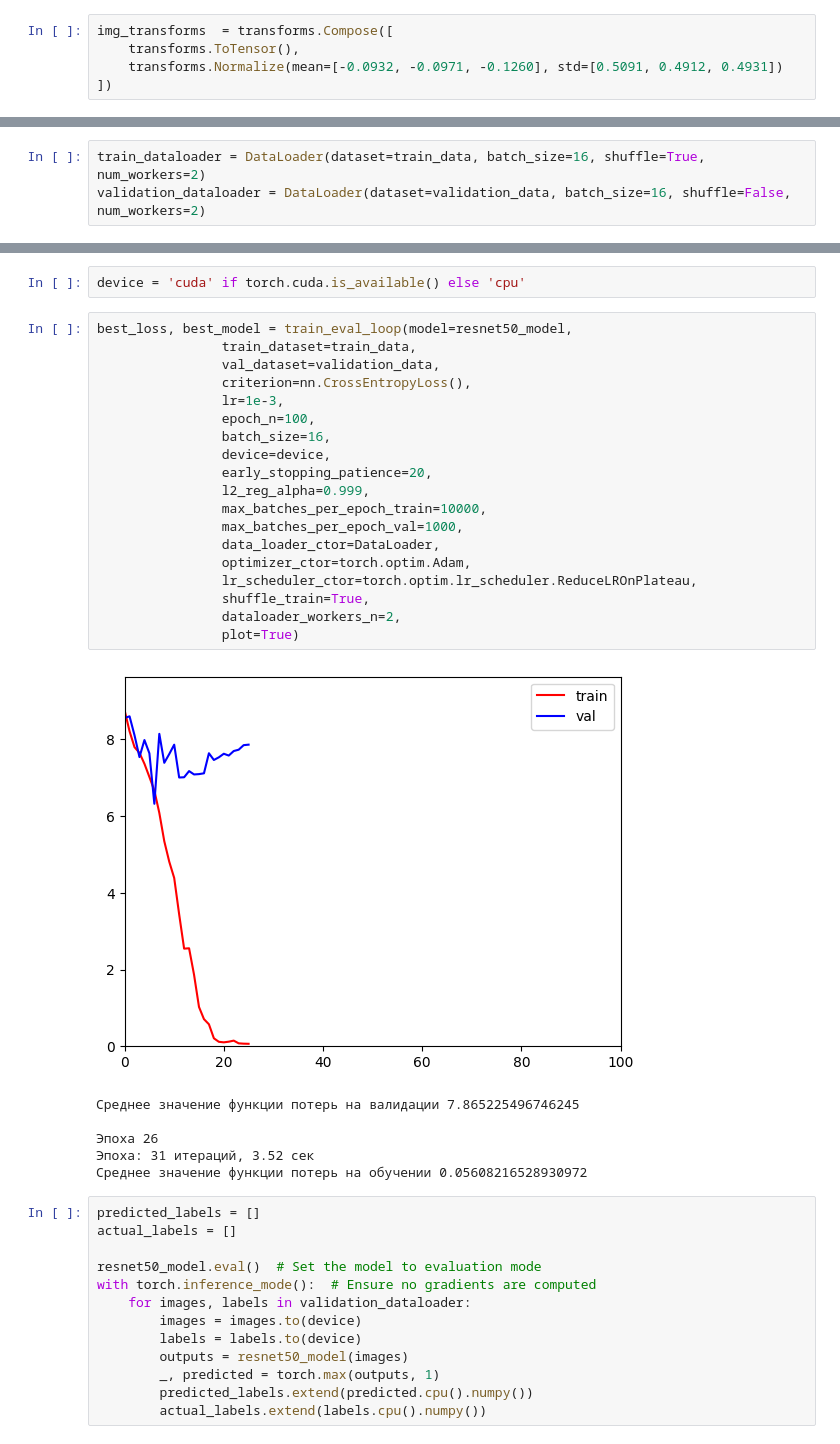
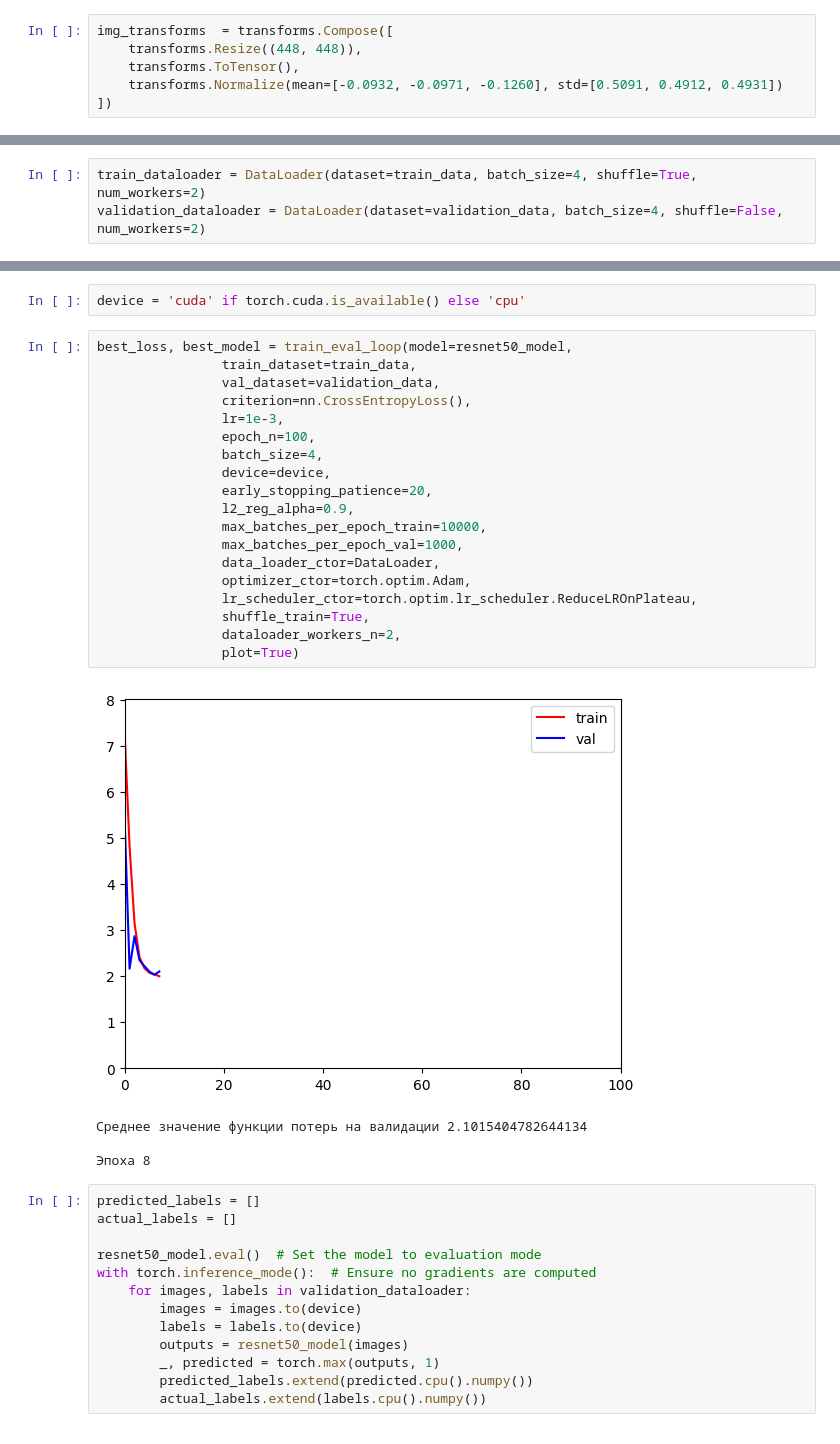
Before and after one commit to Toothless-1/BTS_YOLO_detection, a Jupyter notebook: BTS_YOLO_detection.ipynb, the cells around one changed output, grey strips where cells are left out. Cells and saved outputs as stored; diff of their text form.

```diff
--- a/BTS_YOLO_detection.ipynb
+++ b/BTS_YOLO_detection.ipynb
@@ -122,6 +122,7 @@ from sklearn.model_selection import train_test_split
 train, test = train_test_split(df, test_size = 0.2, shuffle=True)
 # %%
 img_transforms  = transforms.Compose([
+    transforms.Resize((448, 448)),
     transforms.ToTensor(),
     transforms.Normalize(mean=[-0.0932, -0.0971, -0.1260], std=[0.5091, 0.4912, 0.4931])
 ])
@@ -176,8 +176,8 @@ suga13.png   suga185.png  suga217.png  suga277.png  suga316.png
 train_data = ImageFolder(root='/kaggle/working/train', transform=img_transforms)
 validation_data = ImageFolder(root='/kaggle/working/test', transform=img_transforms)
 # %%
-train_dataloader = DataLoader(dataset=train_data, batch_size=16, shuffle=True, num_workers=2)
-validation_dataloader = DataLoader(dataset=validation_data, batch_size=16, shuffle=False, num_workers=2)
+train_dataloader = DataLoader(dataset=train_data, batch_size=4, shuffle=True, num_workers=2)
+validation_dataloader = DataLoader(dataset=validation_data, batch_size=4, shuffle=False, num_workers=2)
 # %%
 def copy_data_to_device(data, device):
     if torch.is_tensor(data):
@@ -411,29 +411,27 @@ device = 'cuda' if torch.cuda.is_available() else 'cpu'
 # %%
 best_loss, best_model = train_eval_loop(model=resnet50_model,
                 train_dataset=train_data,
                 val_dataset=validation_data,
                 criterion=nn.CrossEntropyLoss(),
                 lr=1e-3,
                 epoch_n=100,
-                batch_size=16,
+                batch_size=4,
                 device=device,
                 early_stopping_patience=20,
-                l2_reg_alpha=0.999,
+                l2_reg_alpha=0.9,
                 max_batches_per_epoch_train=10000,
                 max_batches_per_epoch_val=1000,
                 data_loader_ctor=DataLoader,
                 optimizer_ctor=torch.optim.Adam,
                 lr_scheduler_ctor=torch.optim.lr_scheduler.ReduceLROnPlateau,
                 shuffle_train=True,
                 dataloader_workers_n=2,
                 plot=True)
 # %% [output]
-[figure, old version]
+[figure, new version]
-Среднее значение функции потерь на валидации 7.865225496746245
+Среднее значение функции потерь на валидации 2.1015404782644134
 
-Эпоха 26
-Эпоха: 31 итераций, 3.52 сек
-Среднее значение функции потерь на обучении 0.05608216528930972
+Эпоха 8
 # %%
 predicted_labels = []
 actual_labels = []
```
Also changed, not shown: parts of 4 cells of this notebook.
